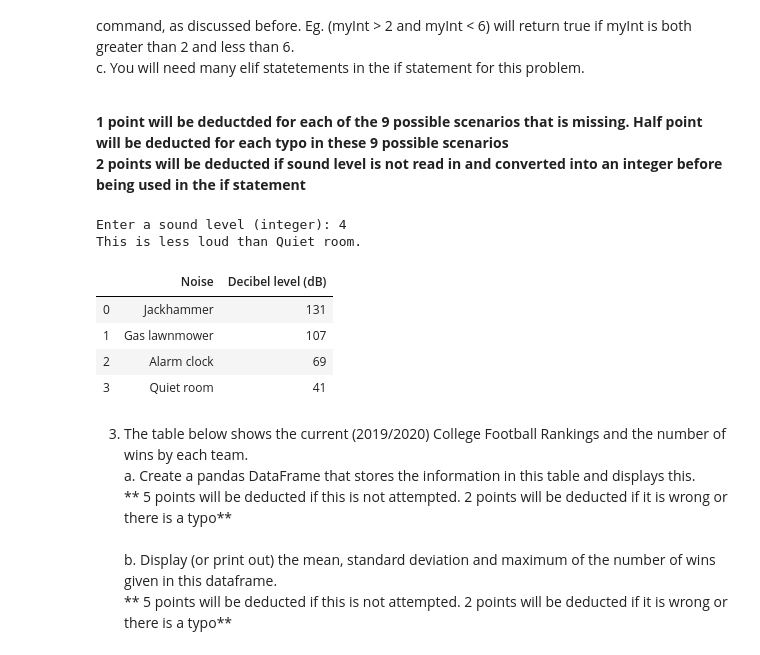
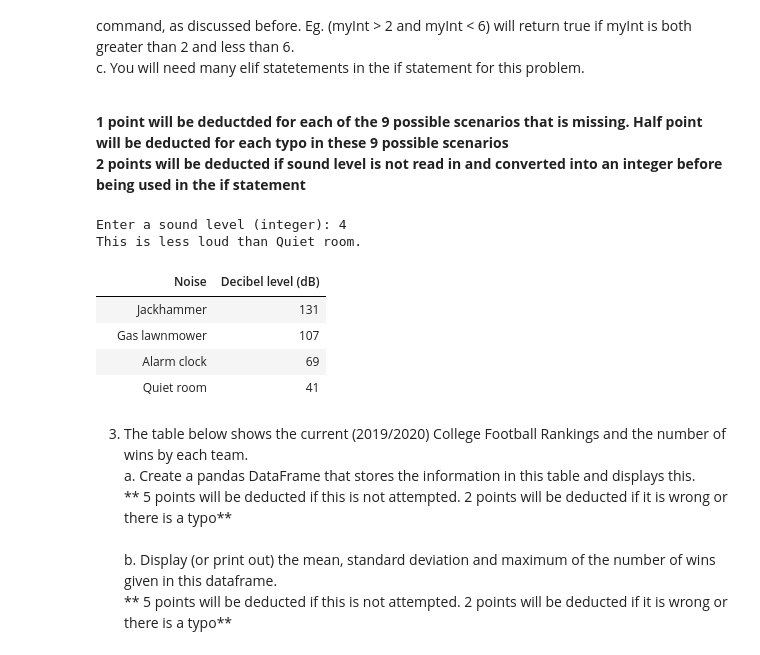
Before and after one commit to gageen1/PETE_2061, a Jupyter notebook: Georgii_Ageenkov_lab4_workbook.ipynb, the cells around one changed output. Cells and saved outputs as stored; diff of their text form; code cells hidden in the pictures.

```diff
--- a/Georgii_Ageenkov_lab4_workbook.ipynb
+++ b/Georgii_Ageenkov_lab4_workbook.ipynb
@@ -30,37 +30,37 @@ Write a program that reads a sound level in decibels from the user. If the user
 # %%
 import numpy as np
 import pandas as pd
 d_B = int(input("Enter a sound level (integer): "))
 Noises = ["Jackhammer", "Gas lawnmower", "Alarm clock", "Quiet room"]
 Decibel_level = [131, 107, 69, 41]
-df = pd.DataFrame({'Noise':Noises, 'Decibel level (dB)':Decibel_level})
+df = pd.DataFrame({'Noise':Noises, 'Decibel level (dB)':Decibel_level}, index = [' ', ' ', ' ', ' '])
 if (d_B == 131):
     print ("This is Jackhammer sound.")
 elif (d_B>131):
     print ("This sound is louder than Jackhammer sound.")
 elif (d_B<131) and (d_B>107):
     print ("This sound is less loud than Jackhammer sound, but louder than Gas lawnmower.")
 elif (d_B==107):
     print ("This is Gas lawnmower sound.")
 elif (d_B<107) and (d_B>69):
     print ("This sound is less loud than Gas lawnmower, but louder than Alarm clock.")
 elif (d_B==69):
     print ("This is Alarm clock sound.")
 elif (d_B<69) and (d_B>41):
     print ("This sound is less loud than Alarm clock, but louder than Quiet room.")
 elif (d_B==41):
     print ("This is Quiet room sound.")
 elif (d_B<41):
     print ("This is less loud than Quiet room.")
 df
 # %% [output]
 Enter a sound level (integer): 4
 This is less loud than Quiet room.
 |  | Noise | Decibel level (dB) |
-| 0 | Jackhammer | 131 |
-| 1 | Gas lawnmower | 107 |
-| 2 | Alarm clock | 69 |
-| 3 | Quiet room | 41 |
+|  | Jackhammer | 131 |
+|  | Gas lawnmower | 107 |
+|  | Alarm clock | 69 |
+|  | Quiet room | 41 |
 # %% [markdown]
 3. The table below shows the current (2019/2020) College Football Rankings and the number of wins by each team. <br>
     a. Create a pandas DataFrame that stores the information in this table and displays this. <br>
```
Also changed, not shown: parts of 2 cells of this notebook, 3 other files.
